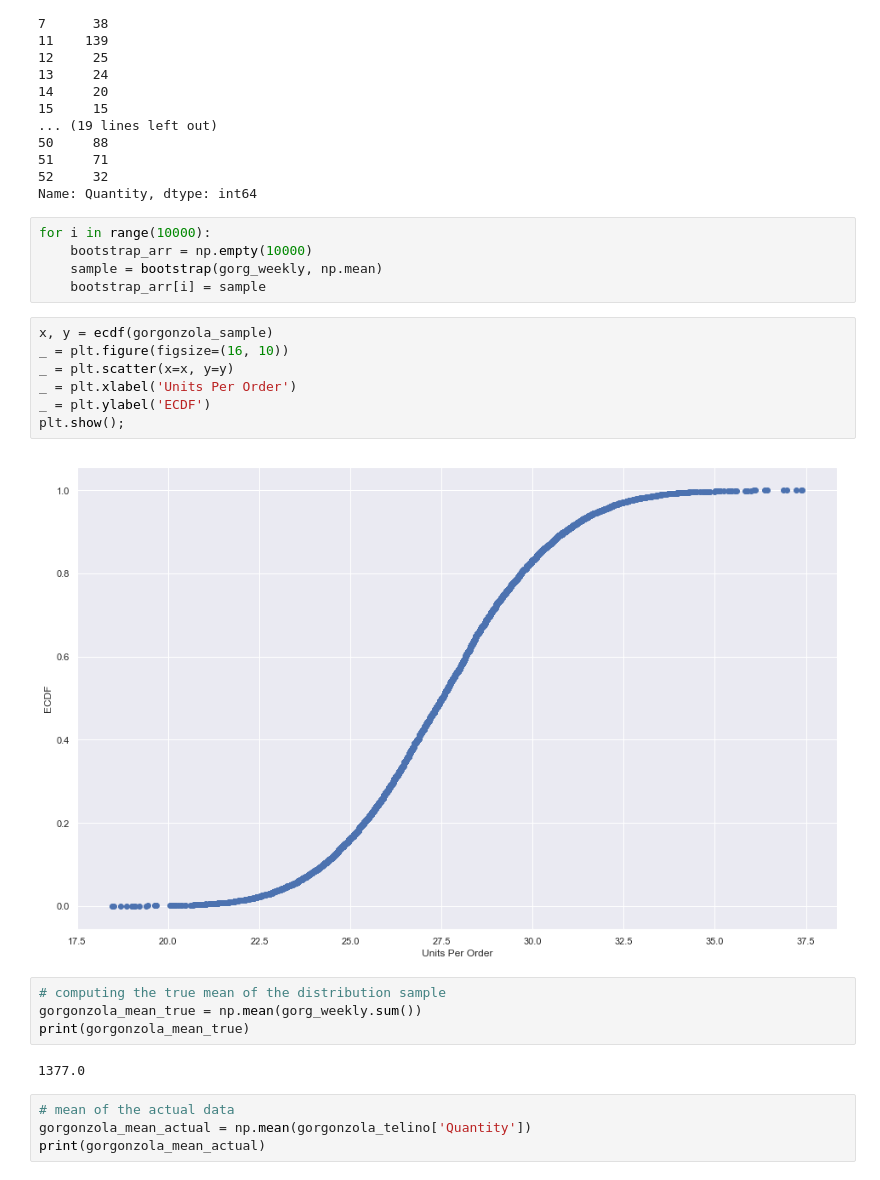
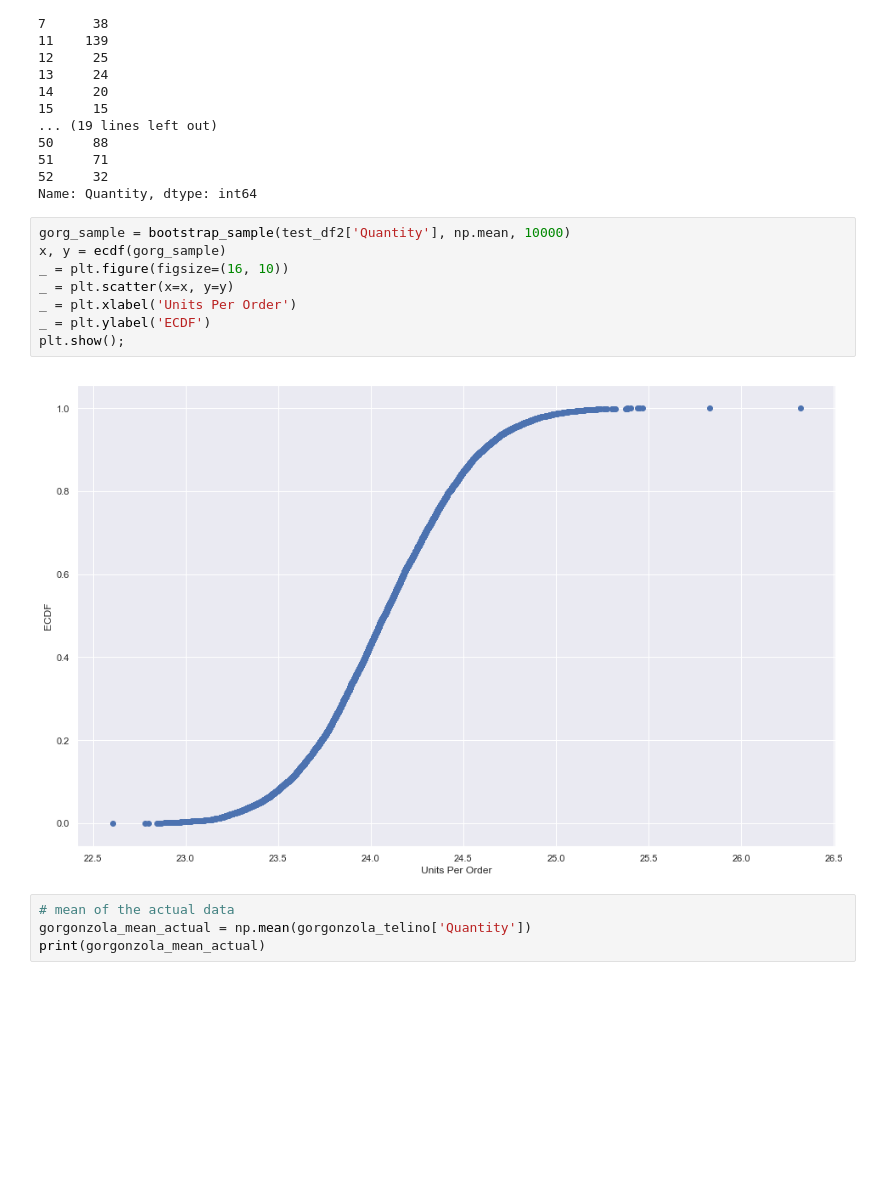
Before and after one commit to nitdip/dsc-2-final-project-online-ds-pt-100118, a Jupyter notebook: student.ipynb, the cells around one changed output. Drawn from its saved outputs; the diff is of its cells as text; blank space fills up the shorter version.

```diff
--- a/student.ipynb
+++ b/student.ipynb
@@ -950,26 +963,16 @@ OrderDate
 51     71
 52     32
 Name: Quantity, dtype: int64
-# %%
-for i in range(10000):
-    bootstrap_arr = np.empty(10000)
-    sample = bootstrap(gorg_weekly, np.mean)
-    bootstrap_arr[i] = sample
 # %%
-x, y = ecdf(gorgonzola_sample)
+gorg_sample = bootstrap_sample(test_df2['Quantity'], np.mean, 10000)
+x, y = ecdf(gorg_sample)
 _ = plt.figure(figsize=(16, 10))
 _ = plt.scatter(x=x, y=y)
 _ = plt.xlabel('Units Per Order')
 _ = plt.ylabel('ECDF')
 plt.show();
 # %% [output]
-[figure, old version]
+[figure, new version]
-# %%
-# computing the true mean of the distribution sample
-gorgonzola_mean_true = np.mean(gorg_weekly.sum())
-print(gorgonzola_mean_true)
-# %% [output]
-1377.0
 # %%
 # mean of the actual data
 gorgonzola_mean_actual = np.mean(gorgonzola_telino['Quantity'])
```
Also changed, not shown: parts of 33 cells of this notebook, 1 other file.
